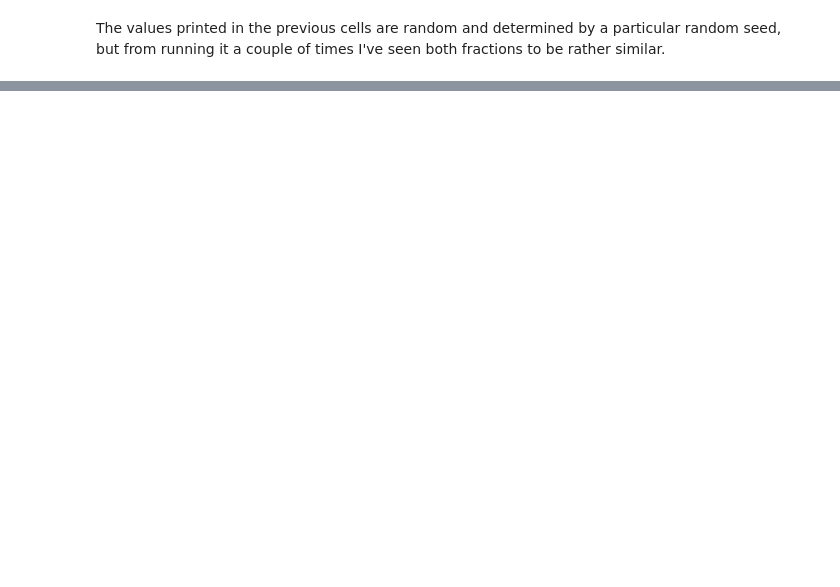
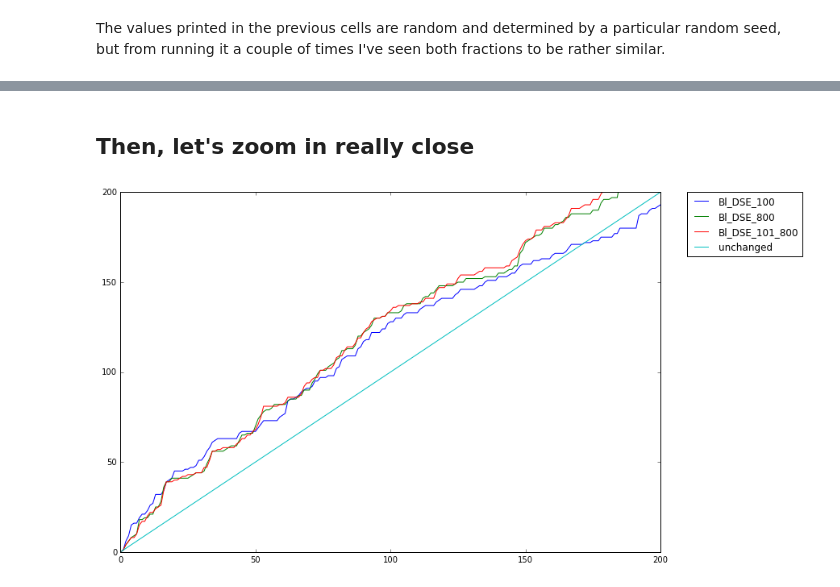
Before and after one commit to picrin/phdAll, a Jupyter notebook: masterBlood.ipynb, the cells around one changed output, grey strips where cells are left out. Cells and saved outputs as stored; diff of their text form; code cells hidden in the pictures; blank space fills up the shorter version.

```diff
--- a/masterBlood.ipynb
+++ b/masterBlood.ipynb
@@ -481,0 +841,6 @@ I've re-read Wilf's report and tried to see which bits of analysis I'm missing.
+# %% [markdown]
+## Then, let's zoom in really close
+# %%
+makeWilfsPlot(200)
+# %% [output]
+[figure, added]
```
Also changed, not shown: parts of 46 cells of this notebook, 10 other files.
